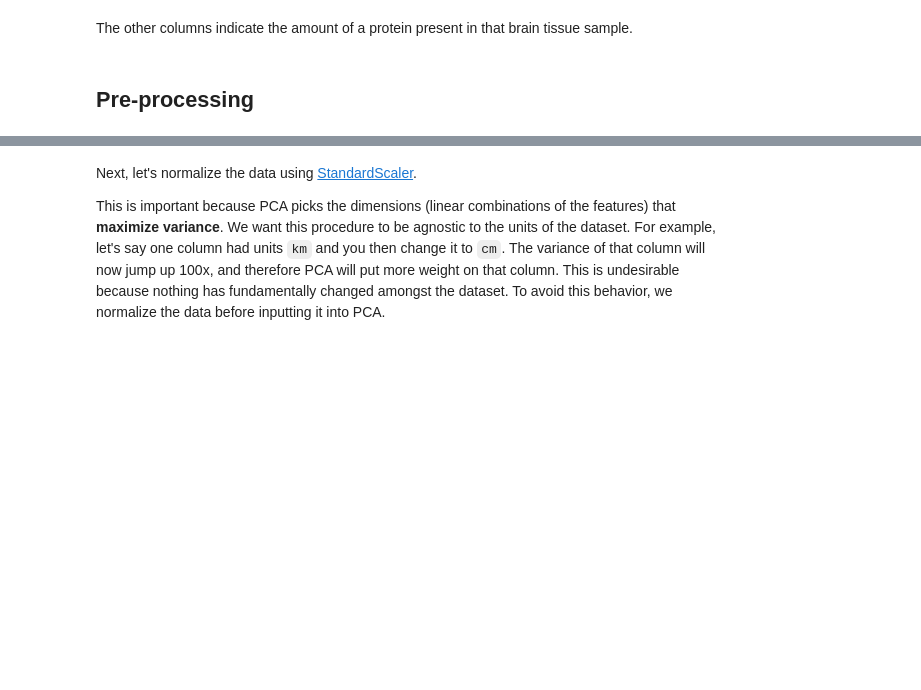
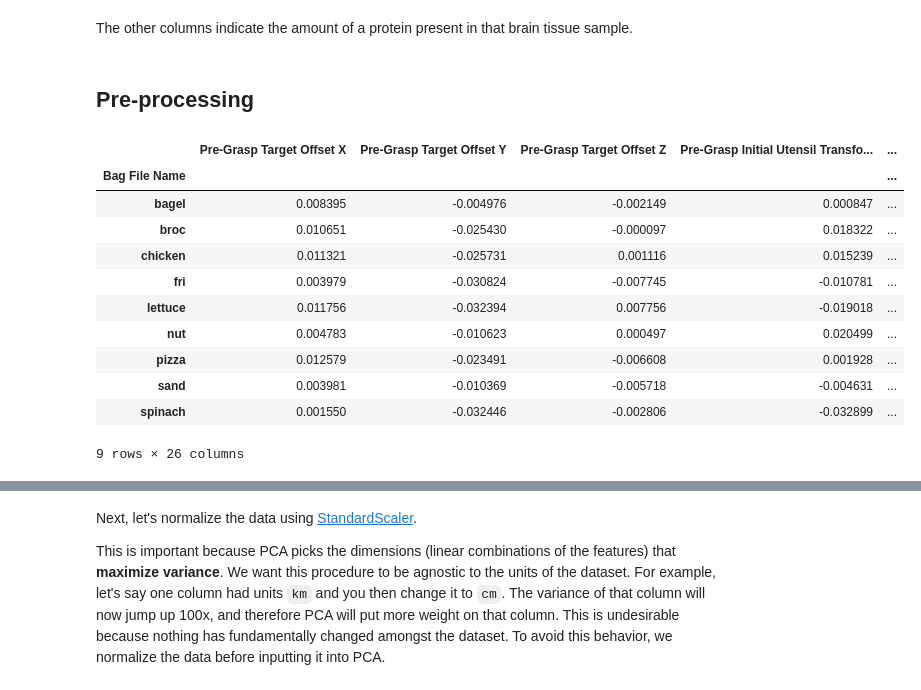
Before and after one commit to personalrobotics/corl23_towards_general_food_acquisition, a Jupyter notebook: scripts/pca.ipynb, the cells around one changed output, grey strips where cells are left out. Saved outputs shown, nothing was run; the diff lists cells and outputs as text; code cells hidden in the pictures; blank space fills up the shorter version.

Commit message:
created mean and stdev group calculations, not in one table

```diff
--- a/scripts/pca.ipynb
+++ b/scripts/pca.ipynb
@@ -98,11 +98,10 @@ participants = ["8" if x.startswith( '8' ) else x for x in participants]
 participants = ["9" if x.startswith( '9' ) else x for x in participants]
 
 
-
-# Drop the columns that aren't part of the action schema
-data  = data.drop([
+# Drop the columns that aren't part of the action schema except Bag File Name
+# This is so we can calculate mean and stdev
+data_averages  = data.drop([
     "Save Timestamp",
-    "Bag File Name",
     "Action Start Time",
     "Action Contact Time",
     "Action Extraction Time",
@@ -115,6 +114,23 @@ data  = data.drop([
     "Food Reference Frame Rotation Y",
     "Food Reference Frame Rotation Z",
 ], axis=1)
+
+# Replace with substrings for mean and stdev
+data_averages.loc[data_averages['Bag File Name'].str.contains('chicken'), 'Bag File Name'] = 'chicken'
+data_averages.loc[data_averages['Bag File Name'].str.contains('broc'), 'Bag File Name'] = 'broc'
+data_averages.loc[data_averages['Bag File Name'].str.contains('fri'), 'Bag File Name'] = 'fri'
+data_averages.loc[data_averages['Bag File Name'].str.contains('bagel'), 'Bag File Name'] = 'bagel'
+data_averages.loc[data_averages['Bag File Name'].str.contains('nut'), 'Bag File Name'] = 'nut'
+data_averages.loc[data_averages['Bag File Name'].str.contains('lettuce'), 'Bag File Name'] = 'lettuce'
+data_averages.loc[data_averages['Bag File Name'].str.contains('spinach'), 'Bag File Name'] = 'spinach'
+data_averages.loc[data_averages['Bag File Name'].str.contains('sand'), 'Bag File Name'] = 'sand'
+data_averages.loc[data_averages['Bag File Name'].str.contains('pizza'), 'Bag File Name'] = 'pizza'
+
+
+# Drop the columns that aren't part of the action schema
+data  = data_averages.drop([
+    "Bag File Name"
+], axis=1)
 print("after non number columns ", data.shape)
 # %% [output]
 original shape:  (502, 39)
@@ -125,3 +141,18 @@ after non number columns  (340, 26)
 The other columns indicate the amount of a protein present in that brain tissue sample.
 # %% [markdown]
 ## Pre-processing
+# %%
+data_averages.groupby('Bag File Name').mean()
+# %% [output]
+|  | Pre-Grasp Target Offset X | Pre-Grasp Target Offset Y | Pre-Grasp Target Offset Z | Pre-Grasp Initial Utensil Transfo... | ... |
+| Bag File Name |  |  |  |  | ... |
+| bagel | 0.008395 | -0.004976 | -0.002149 | 0.000847 | ... |
+| broc | 0.010651 | -0.025430 | -0.000097 | 0.018322 | ... |
+| chicken | 0.011321 | -0.025731 | 0.001116 | 0.015239 | ... |
+| fri | 0.003979 | -0.030824 | -0.007745 | -0.010781 | ... |
+| lettuce | 0.011756 | -0.032394 | 0.007756 | -0.019018 | ... |
+| nut | 0.004783 | -0.010623 | 0.000497 | 0.020499 | ... |
+| pizza | 0.012579 | -0.023491 | -0.006608 | 0.001928 | ... |
+| sand | 0.003981 | -0.010369 | -0.005718 | -0.004631 | ... |
+| spinach | 0.001550 | -0.032446 | -0.002806 | -0.032899 | ... |
+9 rows × 26 columns
```
Also changed, not shown: parts of 1 cell of this notebook.
